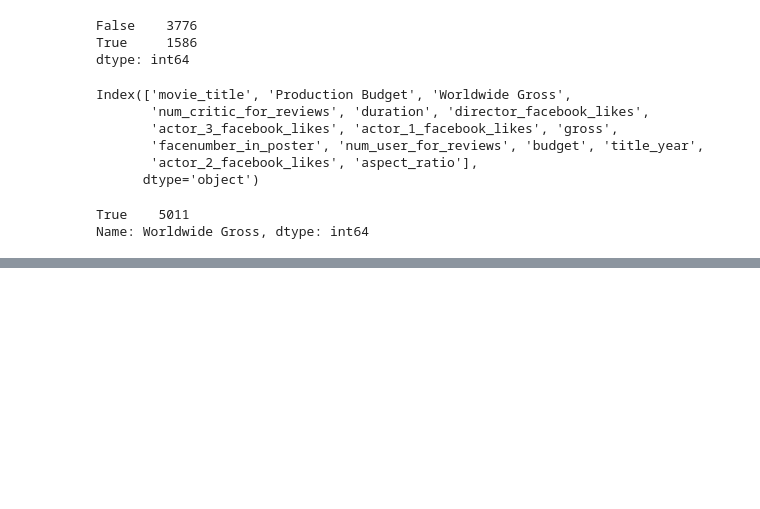
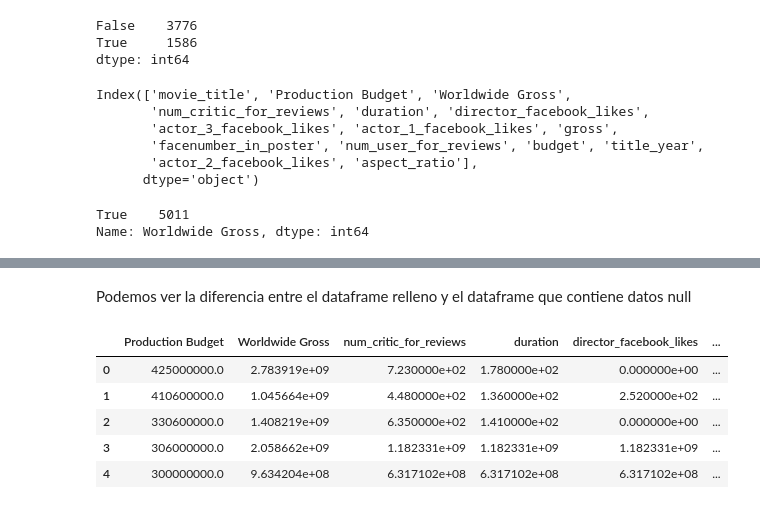
Before and after one commit to WillArevalo/Curso-de-Machine-Learning-Aplicado-con-Python, a Jupyter notebook: 11-12-13-14-15 - Cargar los datos necesarios para el proyecto-Inspección de los tipos de datos.ipynb, the cells around one changed output, grey strips where cells are left out. Cells and saved outputs as stored; diff of their text form; code cells hidden in the pictures; blank space fills up the shorter version.

```diff
--- a/11-12-13-14-15 - Cargar los datos necesarios para el proyecto-Inspección de los tipos de datos.ipynb
+++ b/11-12-13-14-15 - Cargar los datos necesarios para el proyecto-Inspección de los tipos de datos.ipynb
@@ -771,0 +812,3 @@ Name: Worldwide Gross, dtype: int64
+# %%
+values = imputer.fit_transform(movies_v2)
+values
@@ -771,0 +845,20 @@ Name: Worldwide Gross, dtype: int64
+# %% [markdown]
+Podemos ver la diferencia entre el dataframe relleno y el dataframe que contiene datos null
+# %%
+# Mi modelo ya limpio se llamara X
+X = pd.DataFrame(values)
+# %%
+# Doy nombre a mis columnas, cojiendo los nombres del dataset de movies_v2
+X.columns = movies_v2.columns
+# %%
+# Doy nombre a mis filas, cojiendo los nombres del dataset de movies_v2
+X.index = movies_v2.index
+# %%
+X.head()
+# %% [output]
+|  | Production Budget | Worldwide Gross | num_critic_for_reviews | duration | director_facebook_likes | ... |
+| 0 | 425000000.0 | 2.783919e+09 | 7.230000e+02 | 1.780000e+02 | 0.000000e+00 | ... |
+| 1 | 410600000.0 | 1.045664e+09 | 4.480000e+02 | 1.360000e+02 | 2.520000e+02 | ... |
+| 2 | 330600000.0 | 1.408219e+09 | 6.350000e+02 | 1.410000e+02 | 0.000000e+00 | ... |
+| 3 | 306000000.0 | 2.058662e+09 | 1.182331e+09 | 1.182331e+09 | 1.182331e+09 | ... |
+| 4 | 300000000.0 | 9.634204e+08 | 6.317102e+08 | 6.317102e+08 | 6.317102e+08 | ... |
```
Also changed, not shown: parts of 8 cells of this notebook, 1 other file.
